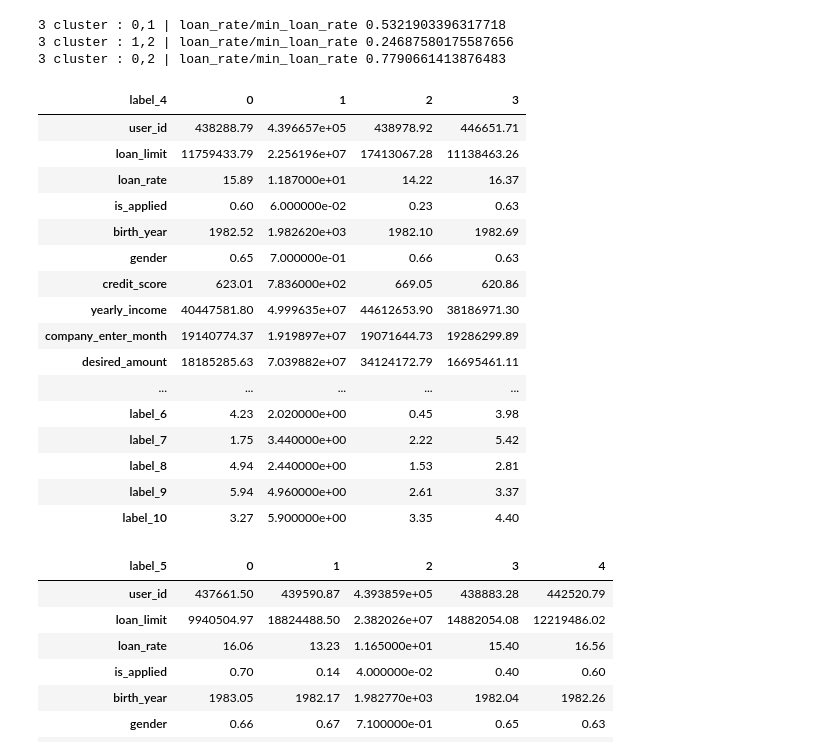
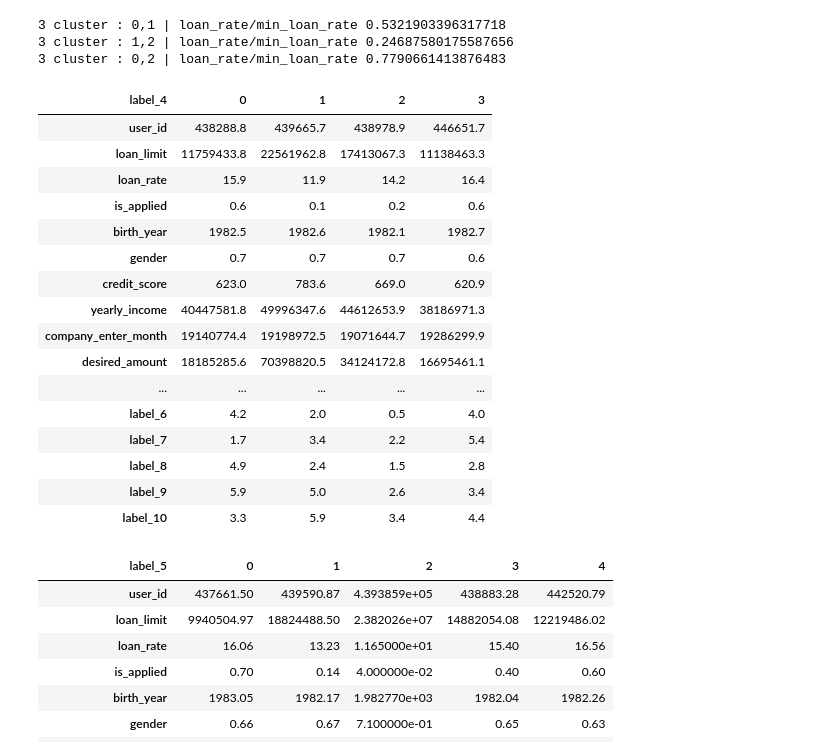
Before and after one commit to Yoontae6719/Bigcon, a Jupyter notebook: 8_Clustering.ipynb, the cells around one changed output. Drawn from its saved outputs; the diff is of its cells as text; code cells hidden in the pictures.

```diff
--- a/8_Clustering.ipynb
+++ b/8_Clustering.ipynb
@@ -247,25 +251,25 @@ print("3 cluster : 0,2 | loan_rate/min_loan_rate", wasserstein_distance(k[k["lab
 3 cluster : 1,2 | loan_rate/min_loan_rate 0.24687580175587656
 3 cluster : 0,2 | loan_rate/min_loan_rate 0.7790661413876483
 # %%
-k.reset_index().groupby("label_4").mean().T.round(2)
+k.reset_index().groupby("label_4").mean().T.round(1)
 # %% [output]
 | label_4 | 0 | 1 | 2 | 3 |
-| user_id | 438288.79 | 4.396657e+05 | 438978.92 | 446651.71 |
-| loan_limit | 11759433.79 | 2.256196e+07 | 17413067.28 | 11138463.26 |
-| loan_rate | 15.89 | 1.187000e+01 | 14.22 | 16.37 |
-| is_applied | 0.60 | 6.000000e-02 | 0.23 | 0.63 |
-| birth_year | 1982.52 | 1.982620e+03 | 1982.10 | 1982.69 |
-| gender | 0.65 | 7.000000e-01 | 0.66 | 0.63 |
-| credit_score | 623.01 | 7.836000e+02 | 669.05 | 620.86 |
-| yearly_income | 40447581.80 | 4.999635e+07 | 44612653.90 | 38186971.30 |
-| company_enter_month | 19140774.37 | 1.919897e+07 | 19071644.73 | 19286299.89 |
-| desired_amount | 18185285.63 | 7.039882e+07 | 34124172.79 | 16695461.11 |
+| user_id | 438288.8 | 439665.7 | 438978.9 | 446651.7 |
+| loan_limit | 11759433.8 | 22561962.8 | 17413067.3 | 11138463.3 |
+| loan_rate | 15.9 | 11.9 | 14.2 | 16.4 |
+| is_applied | 0.6 | 0.1 | 0.2 | 0.6 |
+| birth_year | 1982.5 | 1982.6 | 1982.1 | 1982.7 |
+| gender | 0.7 | 0.7 | 0.7 | 0.6 |
+| credit_score | 623.0 | 783.6 | 669.0 | 620.9 |
+| yearly_income | 40447581.8 | 49996347.6 | 44612653.9 | 38186971.3 |
+| company_enter_month | 19140774.4 | 19198972.5 | 19071644.7 | 19286299.9 |
+| desired_amount | 18185285.6 | 70398820.5 | 34124172.8 | 16695461.1 |
 | ... | ... | ... | ... | ... |
-| label_6 | 4.23 | 2.020000e+00 | 0.45 | 3.98 |
-| label_7 | 1.75 | 3.440000e+00 | 2.22 | 5.42 |
-| label_8 | 4.94 | 2.440000e+00 | 1.53 | 2.81 |
-| label_9 | 5.94 | 4.960000e+00 | 2.61 | 3.37 |
-| label_10 | 3.27 | 5.900000e+00 | 3.35 | 4.40 |
+| label_6 | 4.2 | 2.0 | 0.5 | 4.0 |
+| label_7 | 1.7 | 3.4 | 2.2 | 5.4 |
+| label_8 | 4.9 | 2.4 | 1.5 | 2.8 |
+| label_9 | 5.9 | 5.0 | 2.6 | 3.4 |
+| label_10 | 3.3 | 5.9 | 3.4 | 4.4 |
 # %%
 k.reset_index().groupby("label_5").mean().T.round(2)
 # %% [output]
```
Also changed, not shown: parts of 28 cells of this notebook.
